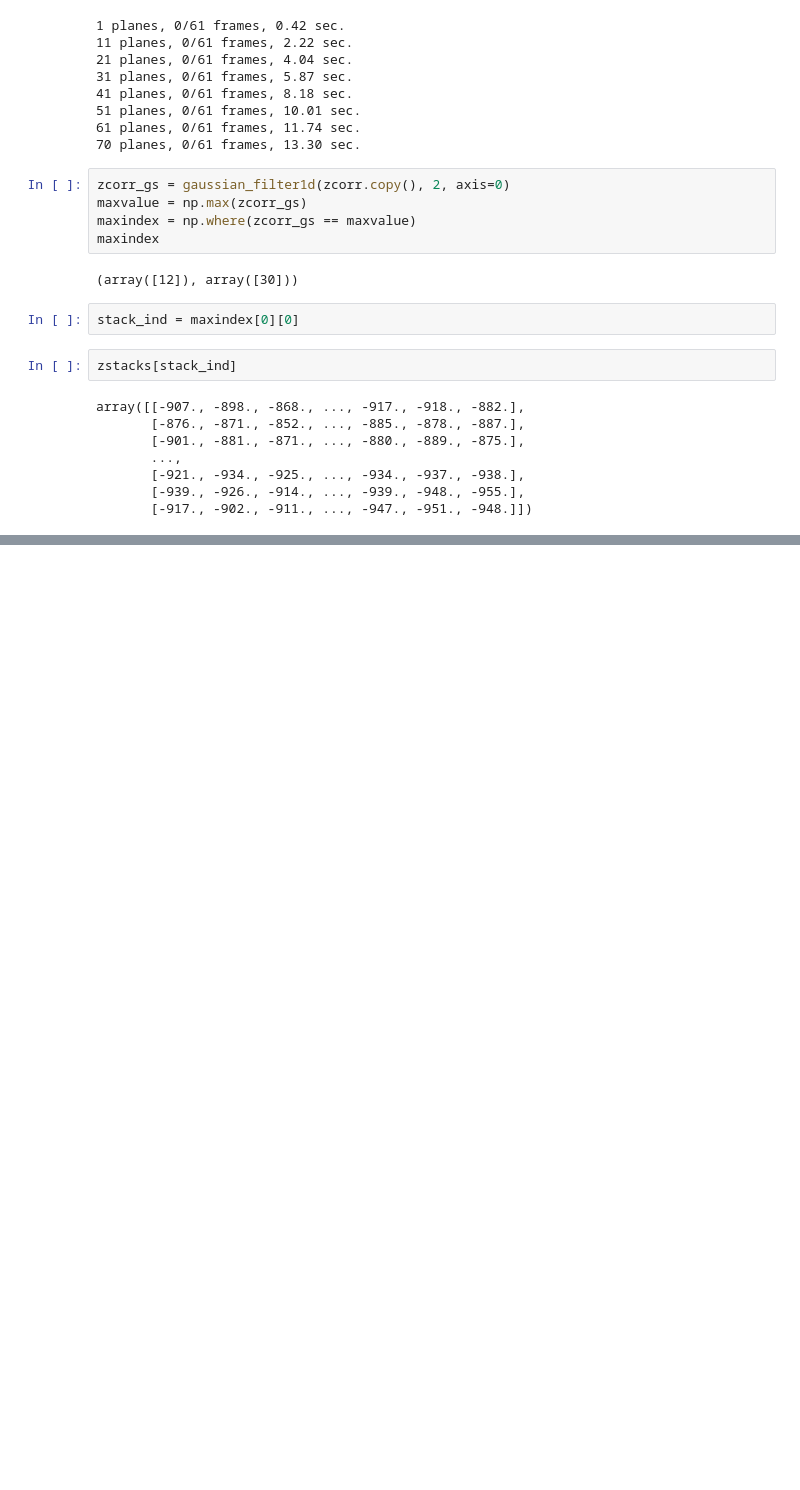
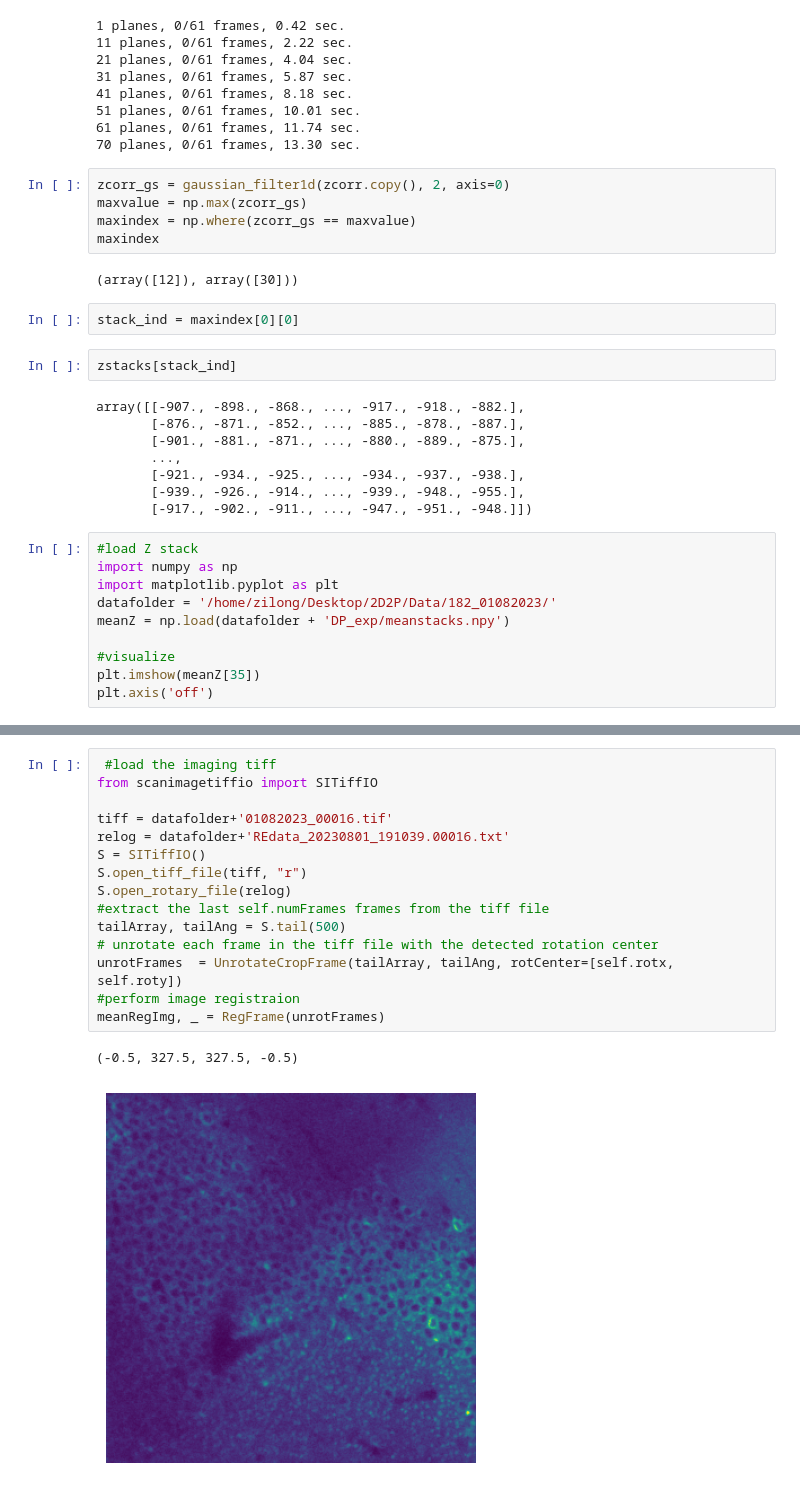
Before and after one commit to ZilongJi/2D2P, a Jupyter notebook: notebook/FindFOV.ipynb, the cells around one changed output, grey strips where cells are left out. Saved outputs shown, nothing was run; the diff lists cells and outputs as text; blank space fills up the shorter version.

```diff
--- a/notebook/FindFOV.ipynb
+++ b/notebook/FindFOV.ipynb
@@ -366,3 +366,13 @@ array([[-907., -898., -868., ..., -917., -918., -882.],
        [-921., -934., -925., ..., -934., -937., -938.],
        [-939., -926., -914., ..., -939., -948., -955.],
        [-917., -902., -911., ..., -947., -951., -948.]])
+# %%
+#load Z stack
+import numpy as np
+import matplotlib.pyplot as plt
+datafolder = '/home/zilong/Desktop/2D2P/Data/182_01082023/'
+meanZ = np.load(datafolder + 'DP_exp/meanstacks.npy')
+
+#visualize
+plt.imshow(meanZ[35])
+plt.axis('off')
@@ -368,0 +389,18 @@ array([[-907., -898., -868., ..., -917., -918., -882.],
+# %%
+ #load the imaging tiff
+from scanimagetiffio import SITiffIO
+
+tiff = datafolder+'01082023_00016.tif'
+relog = datafolder+'REdata_20230801_191039.00016.txt'
+S = SITiffIO()
+S.open_tiff_file(tiff, "r")
+S.open_rotary_file(relog)
+#extract the last self.numFrames frames from the tiff file
+tailArray, tailAng = S.tail(500)
+# unrotate each frame in the tiff file with the detected rotation center
+unrotFrames  = UnrotateCropFrame(tailArray, tailAng, rotCenter=[self.rotx, self.roty])
+#perform image registraion
+meanRegImg, _ = RegFrame(unrotFrames)
+# %% [output]
+(-0.5, 327.5, 327.5, -0.5)
+[figure, added]
```
Also changed, not shown: parts of 1 cell of this notebook, 3 other files.
